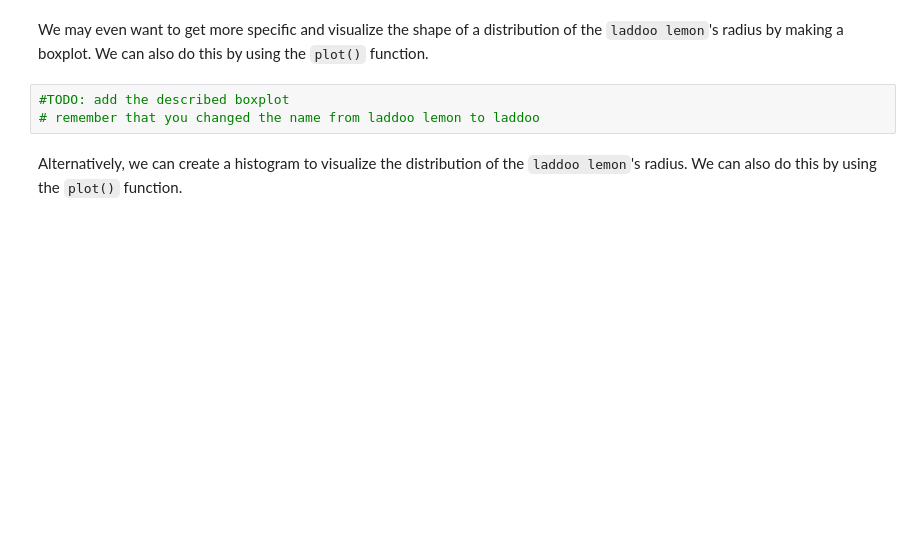
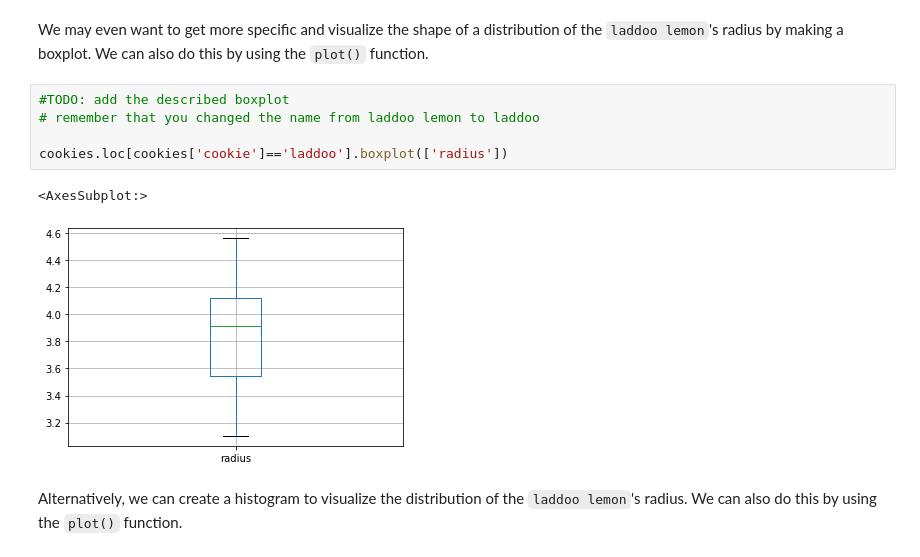
Before and after one commit to gallettilance/Data-Science-Fundamentals, a Jupyter notebook: labs/lab-02/lab02.ipynb, the cells around one changed output. Saved outputs shown, nothing was run; the diff lists cells and outputs as text; blank space fills up the shorter version.

```diff
--- a/labs/lab-02/lab02.ipynb
+++ b/labs/lab-02/lab02.ipynb
@@ -301,6 +474,11 @@ We may even want to get more specific and visualize the shape of a distribution
 # %%
 #TODO: add the described boxplot
 # remember that you changed the name from laddoo lemon to laddoo
+
+cookies.loc[cookies['cookie']=='laddoo'].boxplot(['radius'])
+# %% [output]
+<AxesSubplot:>
+[figure, added]
 # %% [markdown]
 Alternatively, we can create a histogram to visualize the distribution of the `laddoo lemon`'s radius. We can also do this by using the `plot()` function.
 # %%
```
Also changed, not shown: parts of 30 cells of this notebook.
